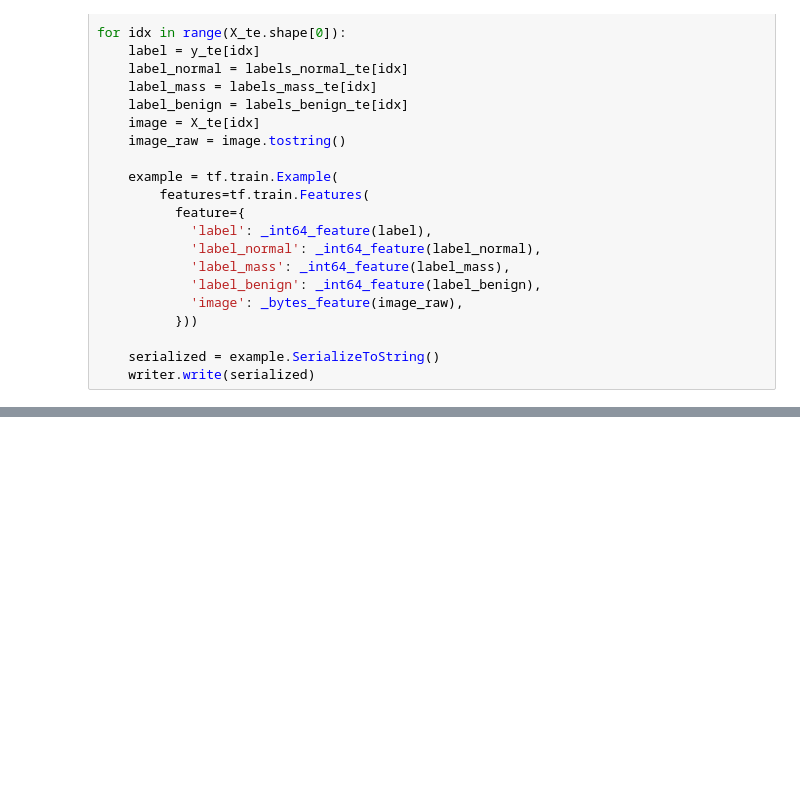
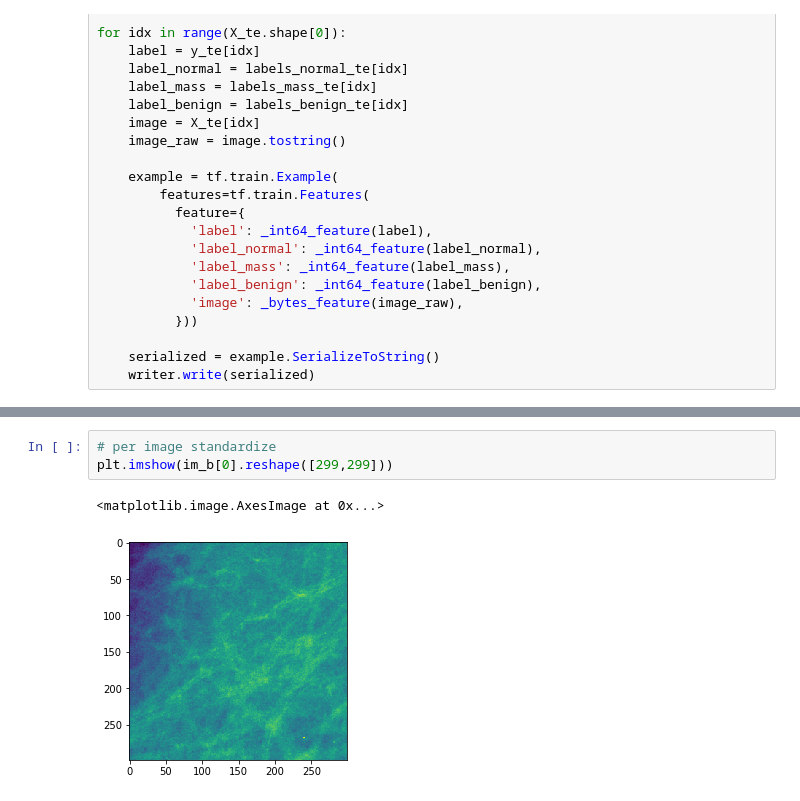
Before and after one commit to escuccim/mias-mammography, a Jupyter notebook: write_to_tfrecords.ipynb, the cells around one changed output, grey strips where cells are left out. Drawn from its saved outputs; the diff is of its cells as text; blank space fills up the shorter version.

```diff
--- a/write_to_tfrecords.ipynb
+++ b/write_to_tfrecords.ipynb
@@ -237,0 +266,6 @@ with tf.Session() as sess:
+# %%
+# per image standardize
+plt.imshow(im_b[0].reshape([299,299]))
+# %% [output]
+<matplotlib.image.AxesImage at 0x...>
+[figure, added]
```
Also changed, not shown: parts of 15 cells of this notebook, 7 other files.
